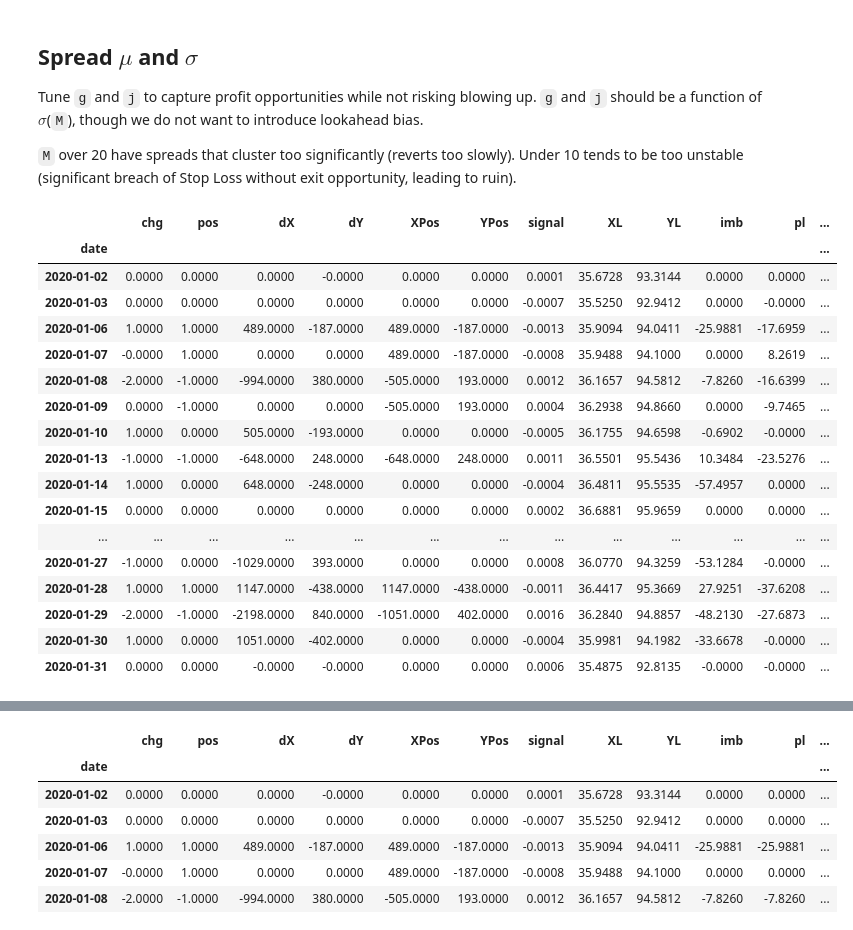
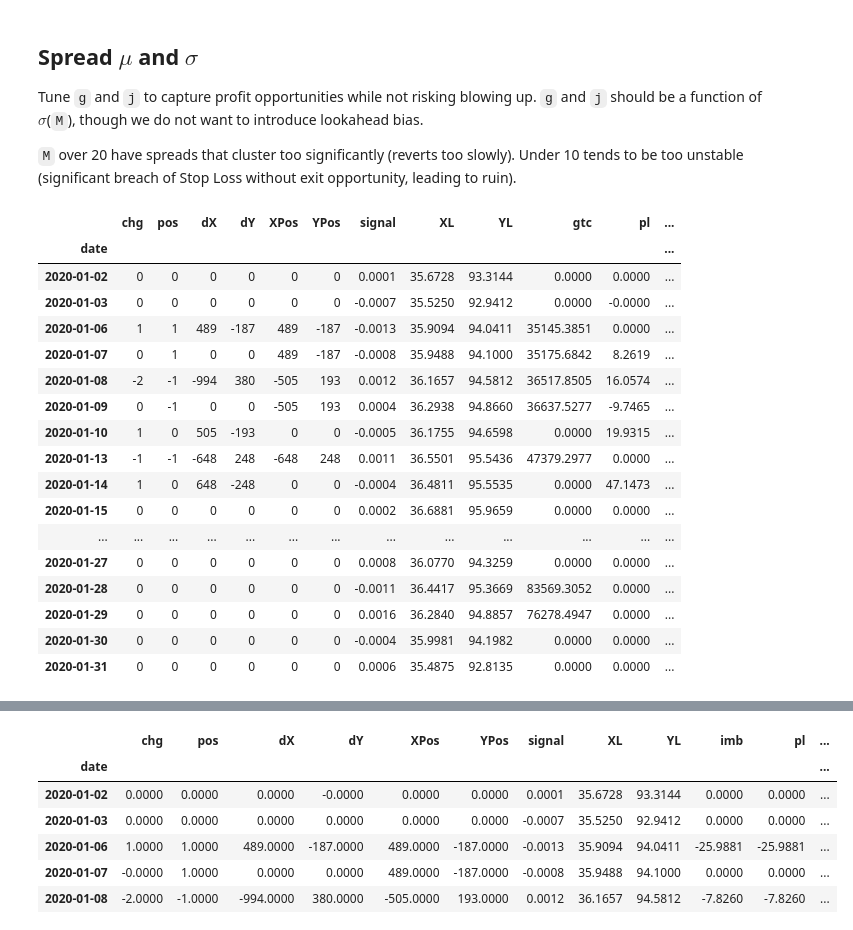
Before and after one commit to philipwlee/regquant, a Jupyter notebook: hw2_spread_sim/hw2_spread_sim_philip_lee_12129240.ipynb, the cells around one changed output, grey strips where cells are left out. Cells and saved outputs as stored; diff of their text form; code cells hidden in the pictures.

```diff
--- a/hw2_spread_sim/hw2_spread_sim_philip_lee_12129240.ipynb
+++ b/hw2_spread_sim/hw2_spread_sim_philip_lee_12129240.ipynb
@@ -302,8 +302,6 @@ def construct_strategy(data, assets, g, j, s, M):
 
             else: # Error
                 pass
-                # print(i, curr_chg, curr_pos, x, y)
-                # raise ValueError("You're fkd")
 
             x += dx
             y += dy
@@ -328,9 +326,29 @@ def construct_strategy(data, assets, g, j, s, M):
         dxs.append(dx); dys.append(dy)
         imbal.append(imb)
 
-        return pd.DataFrame({"chg": changes, "pos": positions,
-                             "dX": dxs, "dY": dys, "imb": imbal,
-                             "XPos": x_pos, "YPos": y_pos}, index=df.index)
+        trades = pd.DataFrame({"chg": changes, "pos": positions,
+                               "dX": dxs, "dY": dys,
+                               "XPos": x_pos, "YPos": y_pos}, index=df.index)
+
+        cols = ['chg', 'pos', 'dX', 'dY', 'XPos', 'YPos']
+        trades[cols] = trades[cols].fillna(0).astype(int)
+
+        trades["XVal"] = trades["XPos"].shift(1) * df["XL"].diff()
+        trades["YVal"] = trades["YPos"].shift(1) * df["YL"].diff()
+        trades["pl"] = trades["XVal"] + trades["YVal"]
+        trades["pl"].fillna(0, inplace=True)
+
+        # gtc =
+        trades["gtc"] = np.abs(trades["XPos"]*df["XL"]-trades["YPos"]*df["YL"])
+        trades["ret"] = np.log(trades["pl"] / trades["gtc"].shift(1) + 1).fillna(0)
+
+        trades["comcap"] = (trades["chg"]!=0).astype(int) * trades["gtc"]
+        trades["comcap"] = trades["comcap"].replace(to_replace=0, method='ffill')
+        trades["stop"] = trades["comcap"] * (1-s)
+        trades["stopped"] = (trades["gtc"]<trades["stop"]) & (trades["gtc"]>0.0001)
+        trades["stopped"] = trades["stopped"].replace(to_replace=0, method='ffill')
+
+        return trades
 
     # ---------------------------------------------------------------------
 
@@ -340,57 +358,59 @@ def construct_strategy(data, assets, g, j, s, M):
     for a, l in zip(assets, ["XL", "YL"]): strat[l] = data[("level", a)]
     strat["XSz"] = np.round(strat["tgt_size"].divide(strat["XL"],axis=0))
     strat["YSz"] = np.round(strat["tgt_size"].divide(strat["YL"],axis=0))
 
     strat["gtg"] = signal > g
     strat["ltg"] = signal < -g
     strat["gtj"] = signal > -j
     strat["ltj"] = signal < j
 
     if True: # Debug
         to_ints = ["gtg", "ltg", "gtj", "ltj"]
         strat[to_ints] = strat[to_ints].astype(int)
 
     strat["year"] = strat.index.year
     strat["month"] = strat.index.month
 
     trades = strat.groupby(["year", "month"]).apply(execute_strat)
 
     strat = pd.concat([trades, strat], axis=1)
-    strat["XVal"] = strat["XPos"] * strat["XL"].diff()
-    strat["YVal"] = strat["YPos"] * strat["YL"].diff()
-    # strat["Xpl"] = strat["XPos"] * strat["XL"].diff()
-    # strat["Ypl"] = strat["YPos"] * strat["YL"].diff()
-    strat["pl"] = strat["XVal"] + strat["YVal"]
 
-    strat["cf"] = strat["dX"]*strat["XL"] + strat["dY"]*strat["YL"]
+    K = 2 * strat["tgt_size"].max()
+    # Return on capital
+    strat["roc"] = np.log((strat["pl"]+K) / K)
+
+    cols = ['chg', 'pos', 'dX', 'dY', 'XPos', 'YPos',
+            'pl', 'ret', 'roc']
+    strat.loc[strat["stopped"], cols] = 0
     return strat
 
 g = 0.001 # Entry parameter
 j = 0.00015 # Exit parameter
-s = 0.10 # Stop Loss parameter
+s = 0.001 # Stop Loss parameter
 M = 10 # Accumulation window to determine spread divergence
 
-strat = construct_strategy(etfs_facts[:60], QUANDL_ASSETS, g, j, s, M)
+strat = construct_strategy(etfs_facts, QUANDL_ASSETS, g, j, s, M)
 mask = (strat["year"]==2020) & (strat["month"]==1)
 
-cols = ['chg', 'pos', 'dX', 'dY', 'XPos', 'YPos', 'signal', 'XL', 'YL', 'imb', 'pl', 'cf']
+cols = ['chg', 'pos', 'dX', 'dY', 'XPos', 'YPos',
+        'signal', 'XL', 'YL', 'gtc', 'pl', 'ret']
 strat[mask][cols]
 # %% [output]
-|  | chg | pos | dX | dY | XPos | YPos | signal | XL | YL | imb | pl | ... |
+|  | chg | pos | dX | dY | XPos | YPos | signal | XL | YL | gtc | pl | ... |
 | date |  |  |  |  |  |  |  |  |  |  |  | ... |
-| 2020-01-02 | 0.0000 | 0.0000 | 0.0000 | -0.0000 | 0.0000 | 0.0000 | 0.0001 | 35.6728 | 93.3144 | 0.0000 | 0.0000 | ... |
-| 2020-01-03 | 0.0000 | 0.0000 | 0.0000 | 0.0000 | 0.0000 | 0.0000 | -0.0007 | 35.5250 | 92.9412 | 0.0000 | -0.0000 | ... |
-| 2020-01-06 | 1.0000 | 1.0000 | 489.0000 | -187.0000 | 489.0000 | -187.0000 | -0.0013 | 35.9094 | 94.0411 | -25.9881 | -17.6959 | ... |
-| 2020-01-07 | -0.0000 | 1.0000 | 0.0000 | 0.0000 | 489.0000 | -187.0000 | -0.0008 | 35.9488 | 94.1000 | 0.0000 | 8.2619 | ... |
-| 2020-01-08 | -2.0000 | -1.0000 | -994.0000 | 380.0000 | -505.0000 | 193.0000 | 0.0012 | 36.1657 | 94.5812 | -7.8260 | -16.6399 | ... |
-| 2020-01-09 | 0.0000 | -1.0000 | 0.0000 | 0.0000 | -505.0000 | 193.0000 | 0.0004 | 36.2938 | 94.8660 | 0.0000 | -9.7465 | ... |
-| 2020-01-10 | 1.0000 | 0.0000 | 505.0000 | -193.0000 | 0.0000 | 0.0000 | -0.0005 | 36.1755 | 94.6598 | -0.6902 | -0.0000 | ... |
-| 2020-01-13 | -1.0000 | -1.0000 | -648.0000 | 248.0000 | -648.0000 | 248.0000 | 0.0011 | 36.5501 | 95.5436 | 10.3484 | -23.5276 | ... |
-| 2020-01-14 | 1.0000 | 0.0000 | 648.0000 | -248.0000 | 0.0000 | 0.0000 | -0.0004 | 36.4811 | 95.5535 | -57.4957 | 0.0000 | ... |
-| 2020-01-15 | 0.0000 | 0.0000 | 0.0000 | 0.0000 | 0.0000 | 0.0000 | 0.0002 | 36.6881 | 95.9659 | 0.0000 | 0.0000 | ... |
+| 2020-01-02 | 0 | 0 | 0 | 0 | 0 | 0 | 0.0001 | 35.6728 | 93.3144 | 0.0000 | 0.0000 | ... |
+| 2020-01-03 | 0 | 0 | 0 | 0 | 0 | 0 | -0.0007 | 35.5250 | 92.9412 | 0.0000 | -0.0000 | ... |
+| 2020-01-06 | 1 | 1 | 489 | -187 | 489 | -187 | -0.0013 | 35.9094 | 94.0411 | 35145.3851 | 0.0000 | ... |
+| 2020-01-07 | 0 | 1 | 0 | 0 | 489 | -187 | -0.0008 | 35.9488 | 94.1000 | 35175.6842 | 8.2619 | ... |
+| 2020-01-08 | -2 | -1 | -994 | 380 | -505 | 193 | 0.0012 | 36.1657 | 94.5812 | 36517.8505 | 16.0574 | ... |
+| 2020-01-09 | 0 | -1 | 0 | 0 | -505 | 193 | 0.0004 | 36.2938 | 94.8660 | 36637.5277 | -9.7465 | ... |
+| 2020-01-10 | 1 | 0 | 505 | -193 | 0 | 0 | -0.0005 | 36.1755 | 94.6598 | 0.0000 | 19.9315 | ... |
+| 2020-01-13 | -1 | -1 | -648 | 248 | -648 | 248 | 0.0011 | 36.5501 | 95.5436 | 47379.2977 | 0.0000 | ... |
+| 2020-01-14 | 1 | 0 | 648 | -248 | 0 | 0 | -0.0004 | 36.4811 | 95.5535 | 0.0000 | 47.1473 | ... |
+| 2020-01-15 | 0 | 0 | 0 | 0 | 0 | 0 | 0.0002 | 36.6881 | 95.9659 | 0.0000 | 0.0000 | ... |
 | ... | ... | ... | ... | ... | ... | ... | ... | ... | ... | ... | ... | ... |
-| 2020-01-27 | -1.0000 | 0.0000 | -1029.0000 | 393.0000 | 0.0000 | 0.0000 | 0.0008 | 36.0770 | 94.3259 | -53.1284 | -0.0000 | ... |
-| 2020-01-28 | 1.0000 | 1.0000 | 1147.0000 | -438.0000 | 1147.0000 | -438.0000 | -0.0011 | 36.4417 | 95.3669 | 27.9251 | -37.6208 | ... |
-| 2020-01-29 | -2.0000 | -1.0000 | -2198.0000 | 840.0000 | -1051.0000 | 402.0000 | 0.0016 | 36.2840 | 94.8857 | -48.2130 | -27.6873 | ... |
-| 2020-01-30 | 1.0000 | 0.0000 | 1051.0000 | -402.0000 | 0.0000 | 0.0000 | -0.0004 | 35.9981 | 94.1982 | -33.6678 | -0.0000 | ... |
-| 2020-01-31 | 0.0000 | 0.0000 | -0.0000 | -0.0000 | 0.0000 | 0.0000 | 0.0006 | 35.4875 | 92.8135 | -0.0000 | -0.0000 | ... |
+| 2020-01-27 | 0 | 0 | 0 | 0 | 0 | 0 | 0.0008 | 36.0770 | 94.3259 | 0.0000 | 0.0000 | ... |
+| 2020-01-28 | 0 | 0 | 0 | 0 | 0 | 0 | -0.0011 | 36.4417 | 95.3669 | 83569.3052 | 0.0000 | ... |
+| 2020-01-29 | 0 | 0 | 0 | 0 | 0 | 0 | 0.0016 | 36.2840 | 94.8857 | 76278.4947 | 0.0000 | ... |
+| 2020-01-30 | 0 | 0 | 0 | 0 | 0 | 0 | -0.0004 | 35.9981 | 94.1982 | 0.0000 | 0.0000 | ... |
+| 2020-01-31 | 0 | 0 | 0 | 0 | 0 | 0 | 0.0006 | 35.4875 | 92.8135 | 0.0000 | 0.0000 | ... |
```
Also changed, not shown: parts of 2 cells of this notebook.
